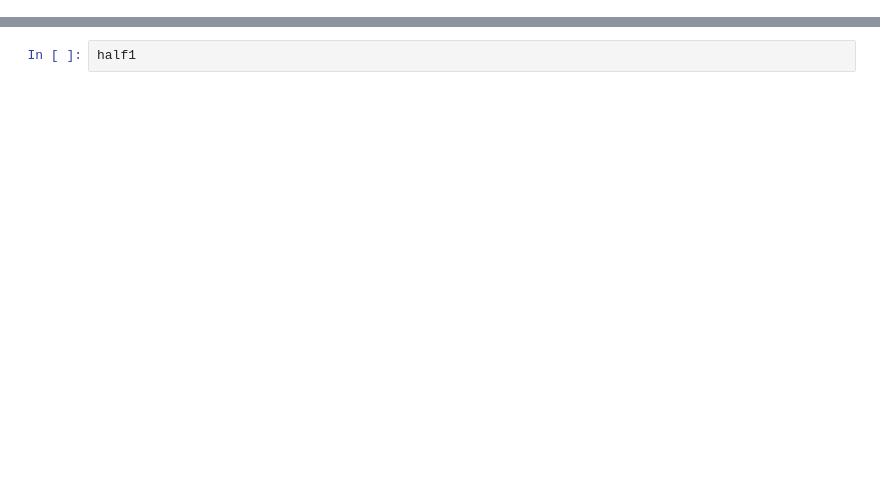
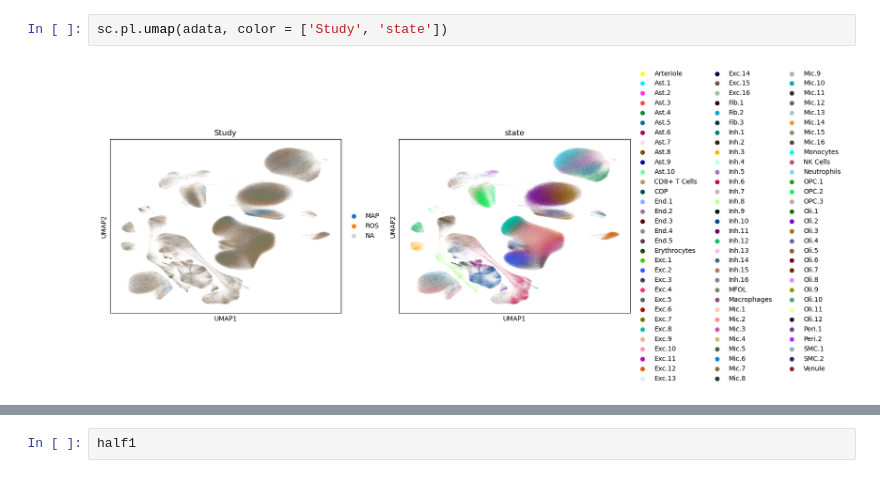
Before and after one commit to zzheng18/microglia, a Jupyter notebook: process_data/rosmap.ipynb, the cells around one changed output, grey strips where cells are left out. Saved outputs shown, nothing was run; the diff lists cells and outputs as text; blank space fills up the shorter version.

```diff
--- a/process_data/rosmap.ipynb
+++ b/process_data/rosmap.ipynb
@@ -14,0 +130,4 @@ sc.pp.log1p(half1)
+# %%
+sc.pl.umap(adata, color = ['Study', 'state'])
+# %% [output]
+[figure, added]
```
Also changed, not shown: parts of 130 cells of this notebook, 32 other files.
